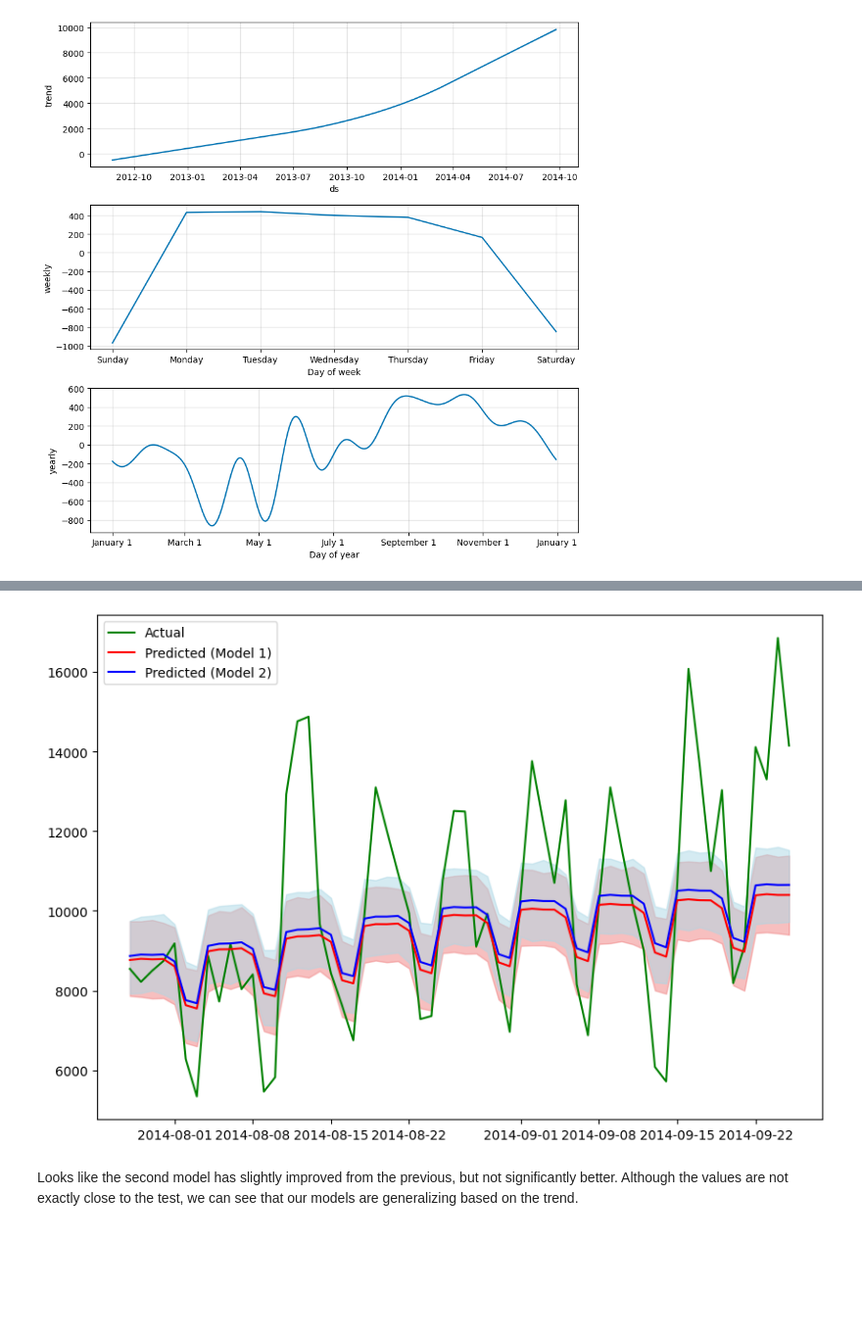
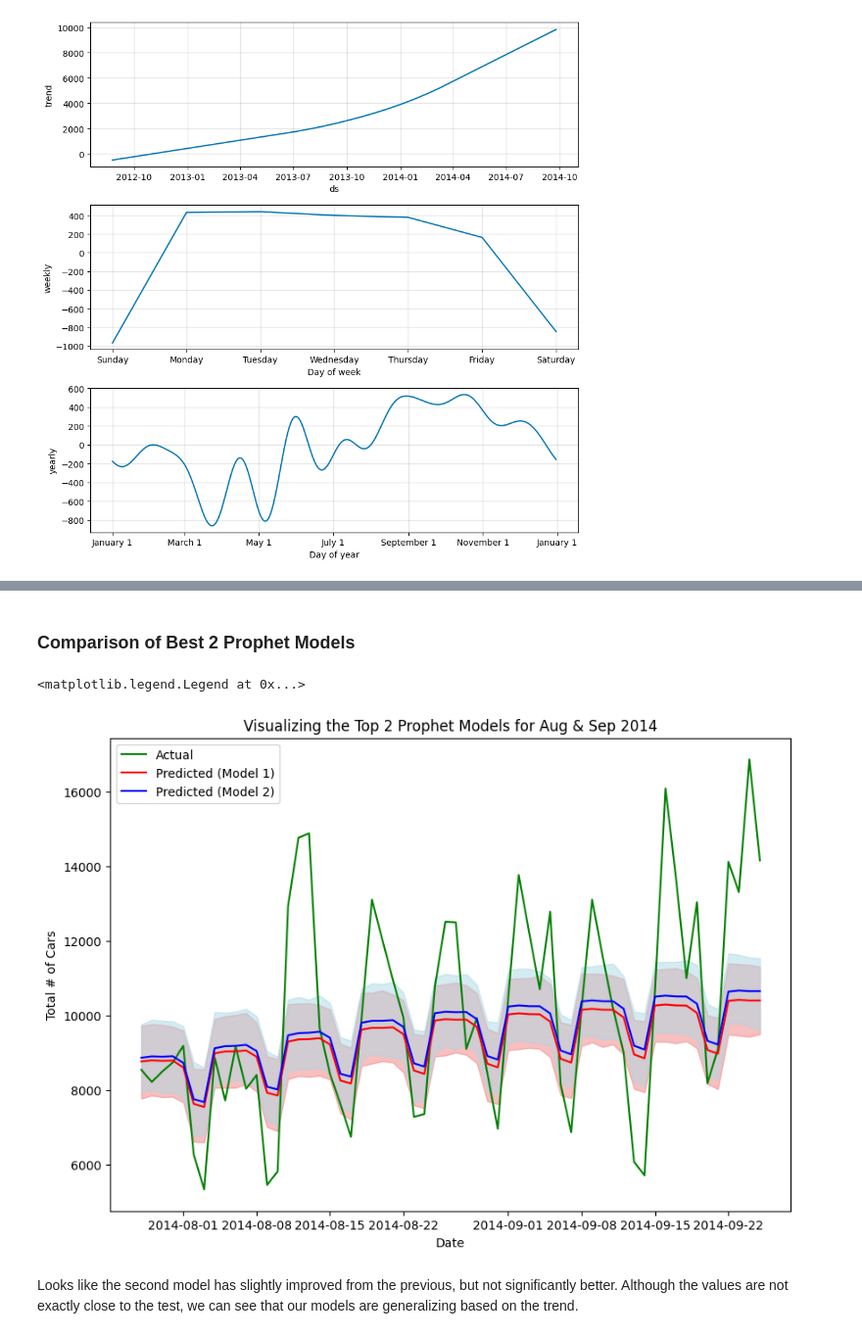
Before and after one commit to rkaushick-neu/traffic-forecasting, a Jupyter notebook: traffic_forecast_1.ipynb, the cells around one changed output, grey strips where cells are left out. Shown at 98% size. Saved outputs shown, nothing was run; the diff lists cells and outputs as text; code cells hidden in the pictures; blank space fills up the shorter version.

Commit message:
Visualized the best prophet models.

```diff
--- a/traffic_forecast_1.ipynb
+++ b/traffic_forecast_1.ipynb
@@ -541,14 +545,21 @@ plt.show()
+# %% [markdown]
+### Comparison of Best 2 Prophet Models
 # %%
 plt.figure(figsize=(10,7))
 plt.plot(test['ds'], test['y'], label='Actual', color='green')  # Added label for actual values
 plt.plot(pred['ds'], pred['yhat'], color='red', label='Predicted (Model 1)')  # Predicted values in red
 plt.fill_between(pred['ds'], pred['yhat_lower'], pred['yhat_upper'], color='lightcoral', alpha=0.5)  # Light red shading
 plt.plot(pred2['ds'], pred2['yhat'], color='blue', label='Predicted (Model 2)')  # Predicted values in red
 plt.fill_between(pred2['ds'], pred2['yhat_lower'], pred2['yhat_upper'], color='lightblue', alpha=0.5)  # Light red shading
-plt.legend()  # Show legend
-plt.show()
+
+plt.title("Visualizing the Top 2 Prophet Models for Aug & Sep 2014")
+plt.xlabel('Date')
+plt.ylabel('Total # of Cars')
+
+plt.legend()
 # %% [output]
+<matplotlib.legend.Legend at 0x...>
-[figure, old version]
+[figure, new version]
 # %% [markdown]
 Looks like the second model has slightly improved from the previous, but not significantly better.
 Although the values are not exactly close to the test, we can see that our models are generalizing based on the trend.
```
Also changed, not shown: parts of 10 cells of this notebook.
